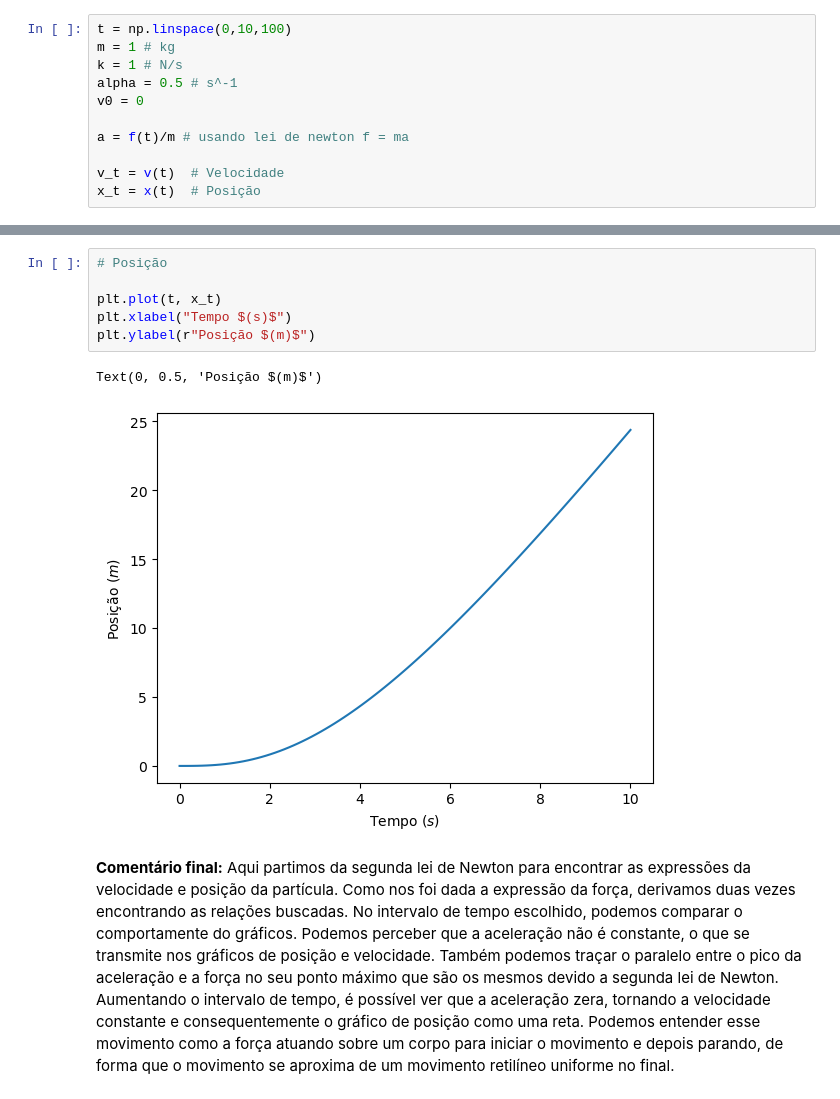
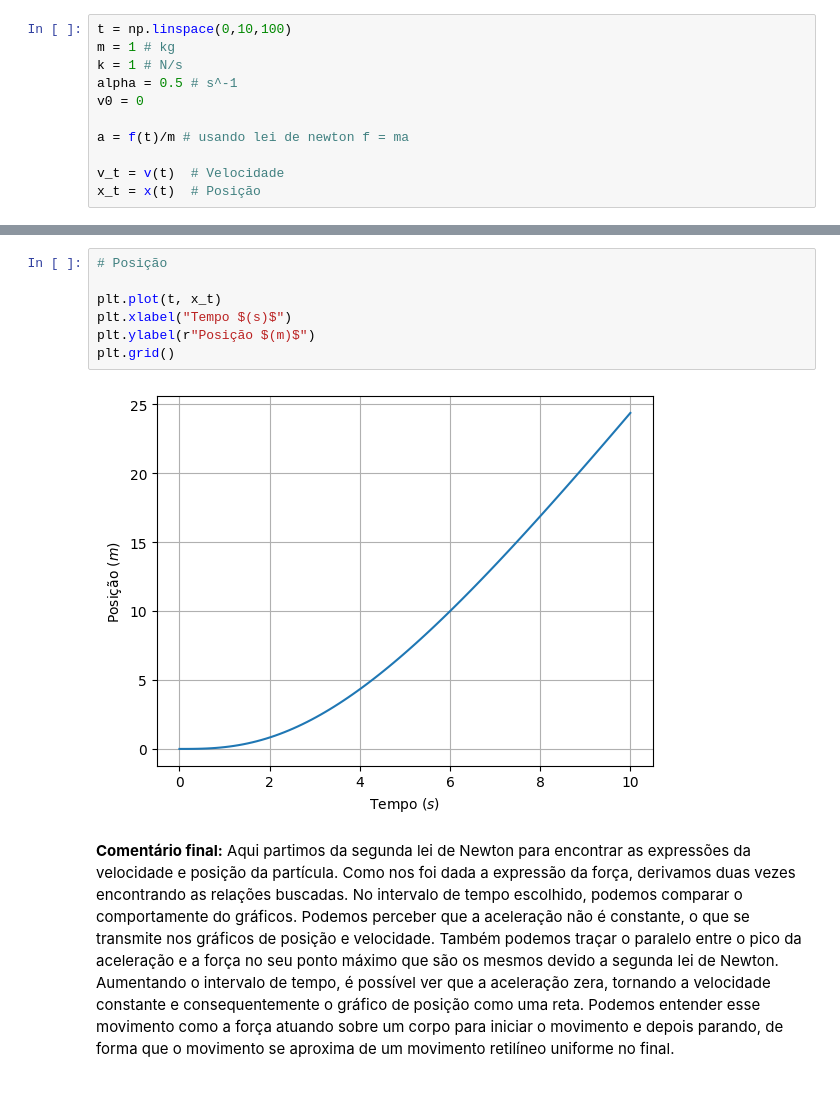
Before and after one commit to ylaksl/lista_num_mecanica, a Jupyter notebook: Problemas numericos_mec classica.ipynb, the cells around one changed output, grey strips where cells are left out. Cells and saved outputs as stored; diff of their text form.

```diff
--- a/Problemas numericos_mec classica.ipynb
+++ b/Problemas numericos_mec classica.ipynb
@@ -144,12 +148,12 @@ Text(0, 0.5, 'Velocidade $(m/s)$')
 # %%
 # Posição
 
 plt.plot(t, x_t)
 plt.xlabel("Tempo $(s)$")
 plt.ylabel(r"Posição $(m)$")
+plt.grid()
 # %% [output]
-Text(0, 0.5, 'Posição $(m)$')
-[figure, old version]
+[figure, new version]
 # %% [markdown]
 **Comentário final:** Aqui partimos da segunda lei de Newton para encontrar as expressões da velocidade e posição da partícula. Como nos foi dada a expressão da força, derivamos duas vezes encontrando as relações buscadas. No intervalo de tempo escolhido, podemos comparar o comportamente do gráficos. Podemos perceber que a aceleração não é constante, o que se transmite nos gráficos de posição e velocidade. Também podemos traçar o paralelo entre o pico da aceleração e a força no seu ponto máximo que são os mesmos devido a segunda lei de Newton. Aumentando o intervalo de tempo, é possível ver que a aceleração zera, tornando a velocidade constante e consequentemente o gráfico de posição como uma reta. Podemos entender esse movimento como a força atuando sobre um corpo para iniciar o movimento e depois parando, de forma que o movimento se aproxima de um movimento retilíneo uniforme no final.
 # %% [markdown]
```
Also changed, not shown: parts of 33 cells of this notebook.
